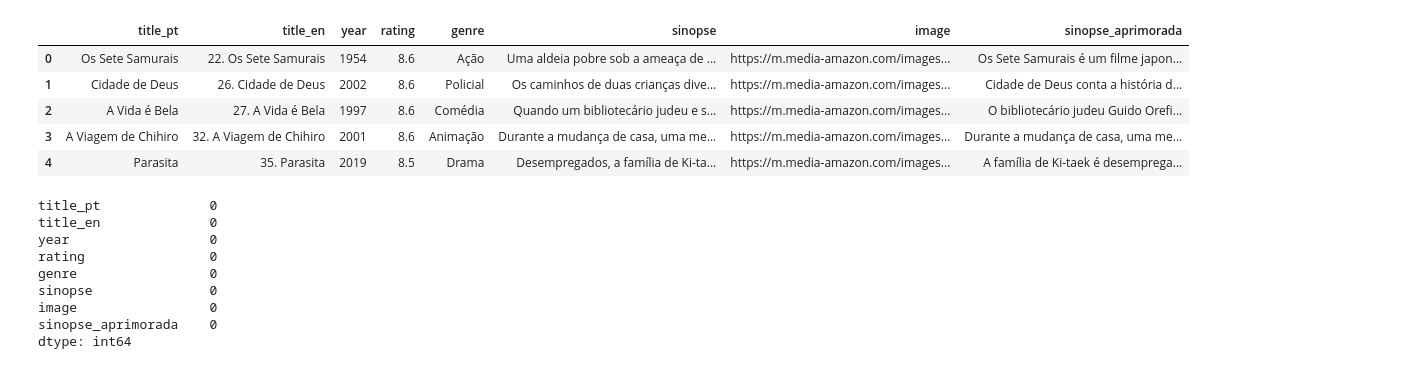
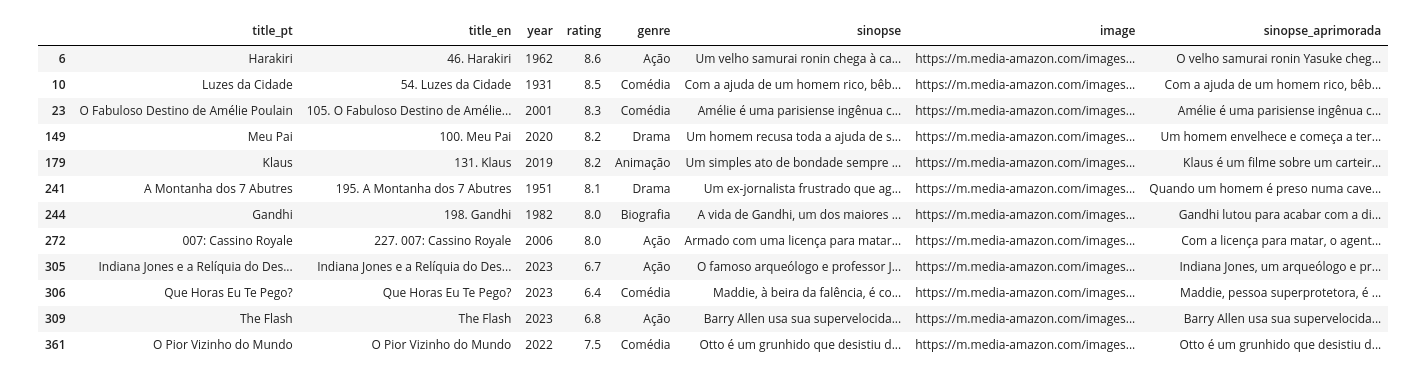
Before and after one commit to KndHvH/movie-recommendator, a Jupyter notebook: gpt_description.ipynb, the cells around one changed output. Saved outputs shown, nothing was run; the diff lists cells and outputs as text; code cells hidden in the pictures.

```diff
--- a/gpt_description.ipynb
+++ b/gpt_description.ipynb
@@ -84,0 +201,8 @@ Minha Culpa conta a história de uma jovem mulher que é forçada a deixar sua c
+# %%
+df_final.set_index('title_pt', inplace=True)
+filtered_enhanced_df.set_index('title_pt', inplace=True)
+
+df_final.update(filtered_enhanced_df)
+
+df_final.reset_index(inplace=True)
+df_final.iloc[364]
@@ -84,0 +219,3 @@ Minha Culpa conta a história de uma jovem mulher que é forçada a deixar sua c
+# %%
+filtered_df = df_final[df_final['sinopse_aprimorada'].str.len() < 1.10 * df_final['sinopse'].str.len()]
+filtered_df
@@ -84,0 +236,2 @@ Minha Culpa conta a história de uma jovem mulher que é forçada a deixar sua c
+# %%
+filtered_enhanced_df = enhance_sinopse(filtered_df)
@@ -84,0 +256,8 @@ Minha Culpa conta a história de uma jovem mulher que é forçada a deixar sua c
+# %%
+df_final.set_index('title_pt', inplace=True)
+filtered_enhanced_df.set_index('title_pt', inplace=True)
+
+df_final.update(filtered_enhanced_df)
+
+df_final.reset_index(inplace=True)
+df_final
@@ -84,0 +278,16 @@ Minha Culpa conta a história de uma jovem mulher que é forçada a deixar sua c
+# %%
+df_final[df_final['sinopse_aprimorada'].str.len() < 1.10 * df_final['sinopse'].str.len()]
+# %% [output]
+|  | title_pt | title_en | year | rating | genre | sinopse | image | sinopse_aprimorada |
+| 6 | Harakiri | 46. Harakiri | 1962 | 8.6 | Ação | Um velho samurai ronin chega à ca... | https://m.media-amazon.com/images... | O velho samurai ronin Yasuke cheg... |
+| 10 | Luzes da Cidade | 54. Luzes da Cidade | 1931 | 8.5 | Comédia | Com a ajuda de um homem rico, bêb... | https://m.media-amazon.com/images... | Com a ajuda de um homem rico, bêb... |
+| 23 | O Fabuloso Destino de Amélie Poulain | 105. O Fabuloso Destino de Amélie... | 2001 | 8.3 | Comédia | Amélie é uma parisiense ingênua c... | https://m.media-amazon.com/images... | Amélie é uma parisiense ingênua c... |
+| 149 | Meu Pai | 100. Meu Pai | 2020 | 8.2 | Drama | Um homem recusa toda a ajuda de s... | https://m.media-amazon.com/images... | Um homem envelhece e começa a ter... |
+| 179 | Klaus | 131. Klaus | 2019 | 8.2 | Animação | Um simples ato de bondade sempre ... | https://m.media-amazon.com/images... | Klaus é um filme sobre um carteir... |
+| 241 | A Montanha dos 7 Abutres | 195. A Montanha dos 7 Abutres | 1951 | 8.1 | Drama | Um ex-jornalista frustrado que ag... | https://m.media-amazon.com/images... | Quando um homem é preso numa cave... |
+| 244 | Gandhi | 198. Gandhi | 1982 | 8.0 | Biografia | A vida de Gandhi, um dos maiores ... | https://m.media-amazon.com/images... | Gandhi lutou para acabar com a di... |
+| 272 | 007: Cassino Royale | 227. 007: Cassino Royale | 2006 | 8.0 | Ação | Armado com uma licença para matar... | https://m.media-amazon.com/images... | Com a licença para matar, o agent... |
+| 305 | Indiana Jones e a Relíquia do Des... | Indiana Jones e a Relíquia do Des... | 2023 | 6.7 | Ação | O famoso arqueólogo e professor J... | https://m.media-amazon.com/images... | Indiana Jones, um arqueólogo e pr... |
+| 306 | Que Horas Eu Te Pego? | Que Horas Eu Te Pego? | 2023 | 6.4 | Comédia | Maddie, à beira da falência, é co... | https://m.media-amazon.com/images... | Maddie, pessoa superprotetora, é ... |
+| 309 | The Flash | The Flash | 2023 | 6.8 | Ação | Barry Allen usa sua supervelocida... | https://m.media-amazon.com/images... | Barry Allen usa sua supervelocida... |
+| 361 | O Pior Vizinho do Mundo | O Pior Vizinho do Mundo | 2022 | 7.5 | Comédia | Otto é um grunhido que desistiu d... | https://m.media-amazon.com/images... | Otto é um grunhido que desistiu d... |
@@ -85,23 +296,2 @@ Minha Culpa conta a história de uma jovem mulher que é forçada a deixar sua c
 # %%
 df_final.to_csv('./api/app/database/all_movies.csv', sep = ';',index = False)
-# %%
-df_final.head()
-# %% [output]
-|  | title_pt | title_en | year | rating | genre | sinopse | image | sinopse_aprimorada |
-| 0 | Os Sete Samurais | 22. Os Sete Samurais | 1954 | 8.6 | Ação | Uma aldeia pobre sob a ameaça de ... | https://m.media-amazon.com/images... | Os Sete Samurais é um filme japon... |
-| 1 | Cidade de Deus | 26. Cidade de Deus | 2002 | 8.6 | Policial | Os caminhos de duas crianças dive... | https://m.media-amazon.com/images... | Cidade de Deus conta a história d... |
-| 2 | A Vida é Bela | 27. A Vida é Bela | 1997 | 8.6 | Comédia | Quando um bibliotecário judeu e s... | https://m.media-amazon.com/images... | O bibliotecário judeu Guido Orefi... |
-| 3 | A Viagem de Chihiro | 32. A Viagem de Chihiro | 2001 | 8.6 | Animação | Durante a mudança de casa, uma me... | https://m.media-amazon.com/images... | Durante a mudança de casa, uma me... |
-| 4 | Parasita | 35. Parasita | 2019 | 8.5 | Drama | Desempregados, a família de Ki-ta... | https://m.media-amazon.com/images... | A família de Ki-taek é desemprega... |
-# %%
-df_final.isna().sum()
-# %% [output]
-title_pt              0
-title_en              0
-year                  0
-rating                0
-genre                 0
-sinopse               0
-image                 0
-sinopse_aprimorada    0
-dtype: int64
```
Also changed, not shown: parts of 25 cells of this notebook, 1 other file.
